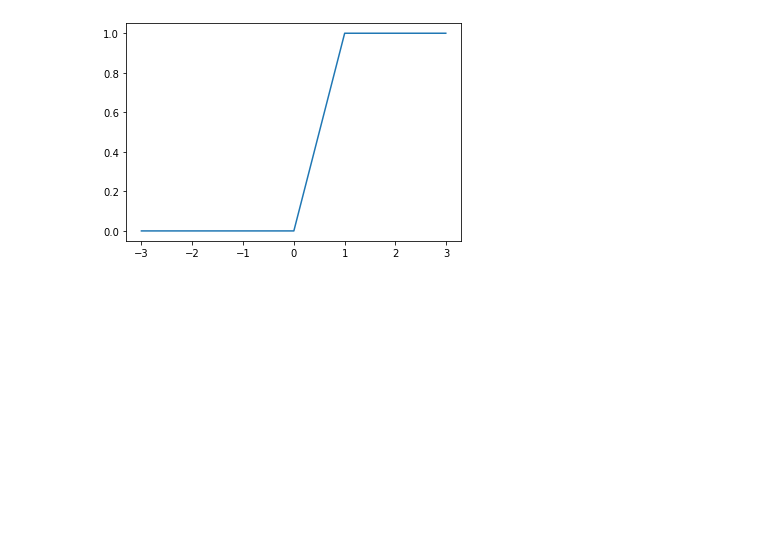
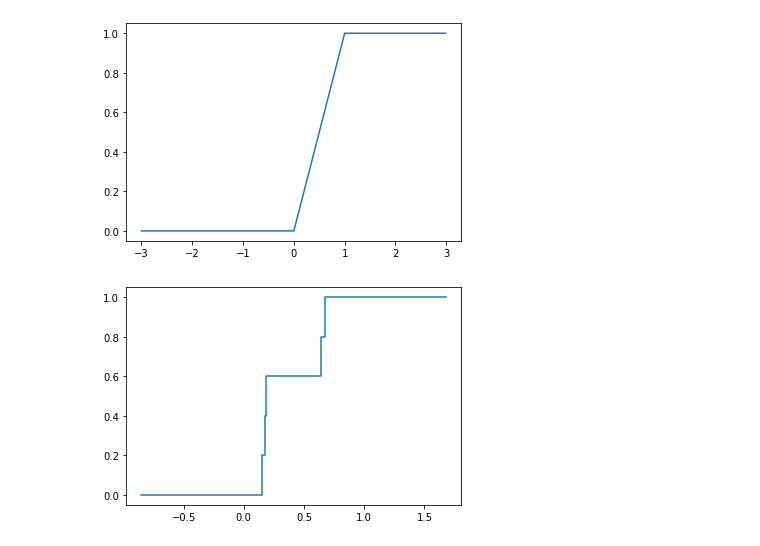
Before and after one commit to PAYRAULT/MPI, a Jupyter notebook: MEU303 - Proba/TP/TP2.ipynb, the cells around one changed output. Drawn from its saved outputs; the diff is of its cells as text; code cells hidden in the pictures; blank space fills up the shorter version.

```diff
--- a/MEU303 - Proba/TP/TP2.ipynb
+++ b/MEU303 - Proba/TP/TP2.ipynb
@@ -31,3 +32,36 @@ plt.plot(x,y)
 plt.show()
 # %% [output]
 [figure]
+# %%
+# Exercice 1 - Question 5
+def TraceFctRepEmpirique01(echantillon):
+    # trie l'echantillon
+    ech = np.sort(echantillon)
+    n = ech.size
+    a = ech[0]
+    b = ech[-1]
+
+    # remplir la fonction FX
+    y = []
+    v = 0
+    for i in ech:
+        v = v+1/n
+        y.append(v)
+
+    # Ajout d'un element au debut pour le 0
+    ech = np.insert(ech, 0, a-1)
+    y = np.insert(y, 0, 0)
+    # Ajout d'un element a la fin pour le 1
+    ech = np.insert(ech, n+1, b+1)
+    y = np.insert(y, n+1, 1)
+
+    return(ech,y)
+# %%
+n5 = [random.rand() for i in range(5)]
+(x5,y5) = TraceFctRepEmpirique01(n5)
+n15 = [random.rand() for i in range(15)]
+(x15,y15) = TraceFctRepEmpirique01(n15)
+n100 = [random.rand() for i in range(100)]
+(x100,y100) = TraceFctRepEmpirique01(n100)
+n1000 = [random.rand() for i in range(1000)]
+(x1000,y1000) = TraceFctRepEmpirique01(n1000)
@@ -33,0 +74,6 @@ plt.show()
+# %%
+# echantillon de 5
+plt.step(x5, y5, where='post')
+plt.show()
+# %% [output]
+[figure, added]
```
Also changed, not shown: parts of 10 cells of this notebook, 6 other files.
